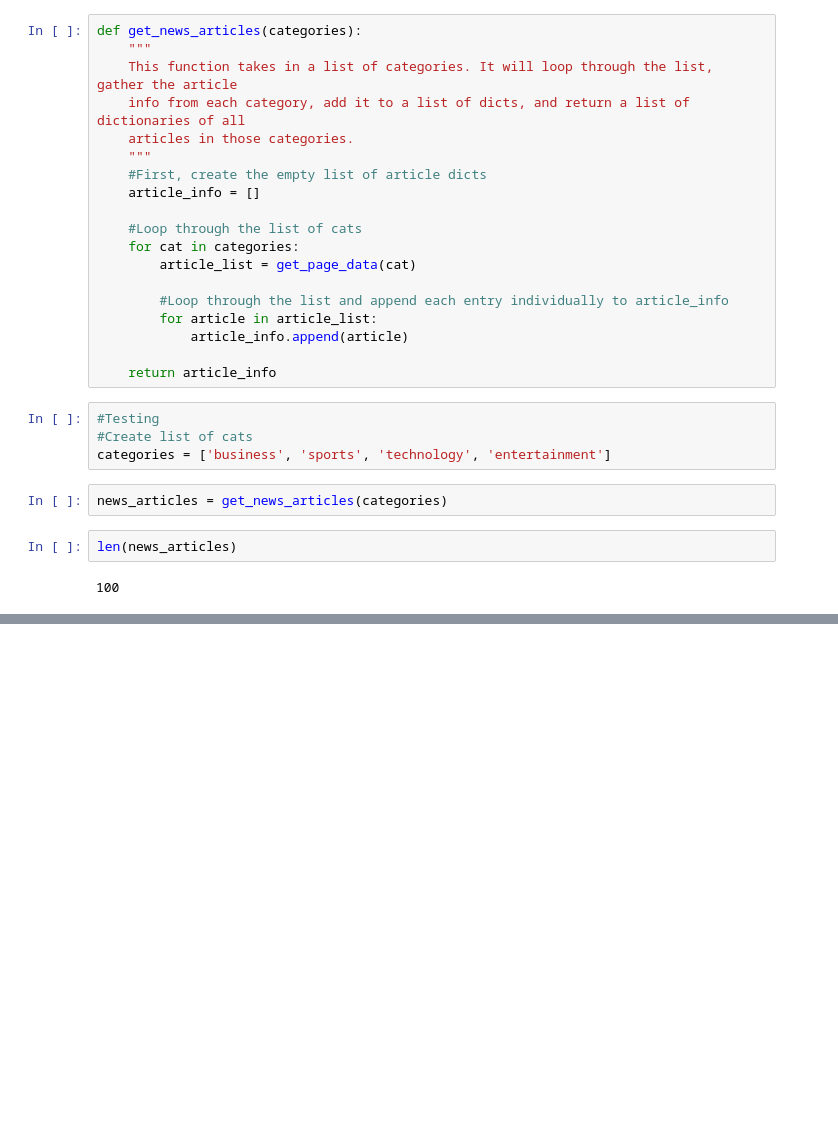
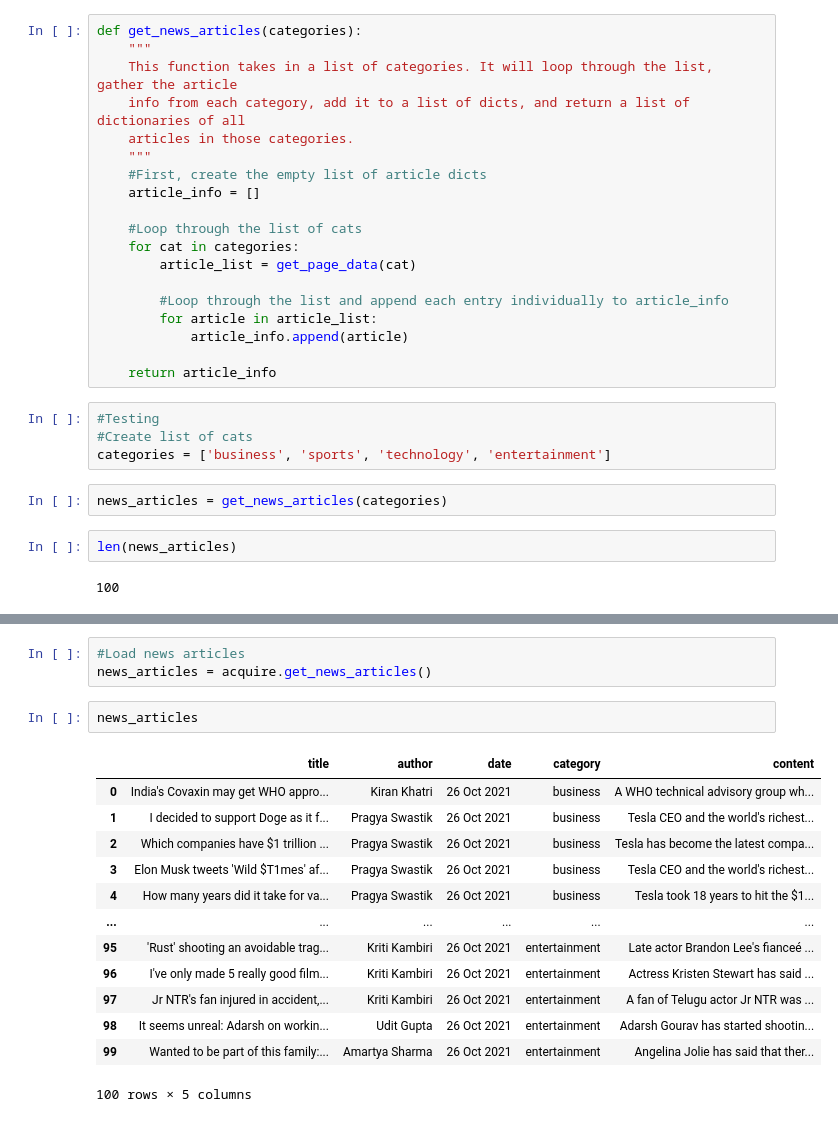
Before and after one commit to johnathon-smith/natural-language-processing-exercises, a Jupyter notebook: acquire_exercises.ipynb, the cells around one changed output, grey strips where cells are left out. Cells and saved outputs as stored; diff of their text form; blank space fills up the shorter version.

Commit message:
Tested acquire.py here

```diff
--- a/acquire_exercises.ipynb
+++ b/acquire_exercises.ipynb
@@ -285,0 +302,19 @@ pd.DataFrame(news_articles)
+# %%
+#Load news articles
+news_articles = acquire.get_news_articles()
+# %%
+news_articles
+# %% [output]
+|  | title | author | date | category | content |
+| 0 | India's Covaxin may get WHO appro... | Kiran Khatri | 26 Oct 2021 | business | A WHO technical advisory group wh... |
+| 1 | I decided to support Doge as it f... | Pragya Swastik | 26 Oct 2021 | business | Tesla CEO and the world's richest... |
+| 2 | Which companies have $1 trillion ... | Pragya Swastik | 26 Oct 2021 | business | Tesla has become the latest compa... |
+| 3 | Elon Musk tweets 'Wild $T1mes' af... | Pragya Swastik | 26 Oct 2021 | business | Tesla CEO and the world's richest... |
+| 4 | How many years did it take for va... | Pragya Swastik | 26 Oct 2021 | business | Tesla took 18 years to hit the $1... |
+| ... | ... | ... | ... | ... | ... |
+| 95 | 'Rust' shooting an avoidable trag... | Kriti Kambiri | 26 Oct 2021 | entertainment | Late actor Brandon Lee's fianceé ... |
+| 96 | I've only made 5 really good film... | Kriti Kambiri | 26 Oct 2021 | entertainment | Actress Kristen Stewart has said ... |
+| 97 | Jr NTR's fan injured in accident,... | Kriti Kambiri | 26 Oct 2021 | entertainment | A fan of Telugu actor Jr NTR was ... |
+| 98 | It seems unreal: Adarsh on workin... | Udit Gupta | 26 Oct 2021 | entertainment | Adarsh Gourav has started shootin... |
+| 99 | Wanted to be part of this family:... | Amartya Sharma | 26 Oct 2021 | entertainment | Angelina Jolie has said that ther... |
+100 rows × 5 columns
```
Also changed, not shown: parts of 7 cells of this notebook.
